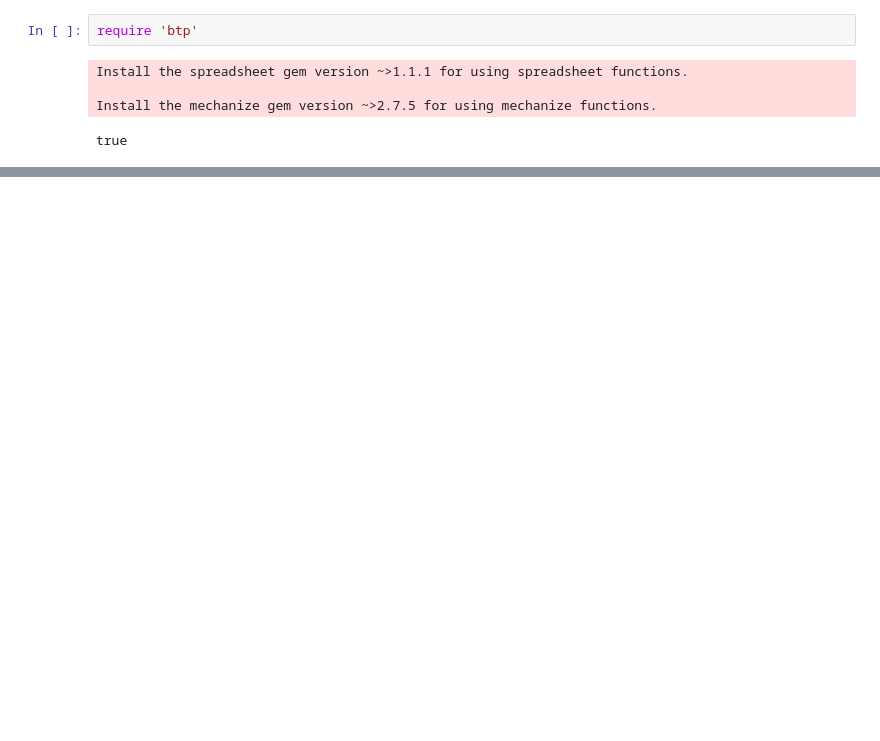
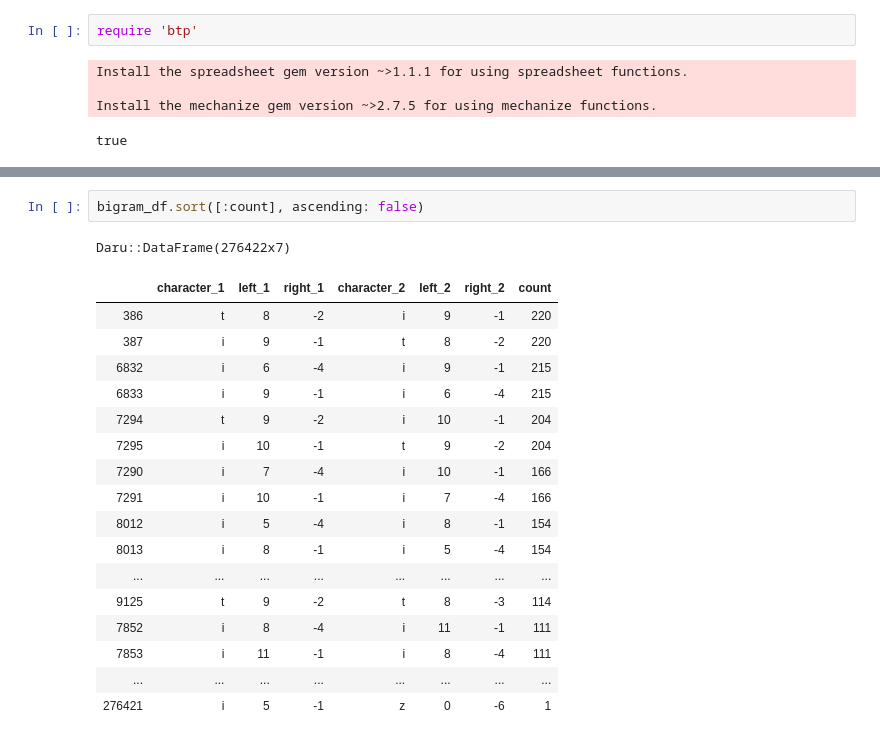
Before and after one commit to athityakumar/btp, a Jupyter notebook: iruby/finnish/bigram_df.ipynb, the cells around one changed output, grey strips where cells are left out. Saved outputs shown, nothing was run; the diff lists cells and outputs as text; blank space fills up the shorter version.

```diff
--- a/iruby/finnish/bigram_df.ipynb
+++ b/iruby/finnish/bigram_df.ipynb
@@ -27,0 +46,21 @@ dynamometri
+# %%
+bigram_df.sort([:count], ascending: false)
+# %% [output]
+Daru::DataFrame(276422x7)
+|  | character_1 | left_1 | right_1 | character_2 | left_2 | right_2 | count |
+| 386 | t | 8 | -2 | i | 9 | -1 | 220 |
+| 387 | i | 9 | -1 | t | 8 | -2 | 220 |
+| 6832 | i | 6 | -4 | i | 9 | -1 | 215 |
+| 6833 | i | 9 | -1 | i | 6 | -4 | 215 |
+| 7294 | t | 9 | -2 | i | 10 | -1 | 204 |
+| 7295 | i | 10 | -1 | t | 9 | -2 | 204 |
+| 7290 | i | 7 | -4 | i | 10 | -1 | 166 |
+| 7291 | i | 10 | -1 | i | 7 | -4 | 166 |
+| 8012 | i | 5 | -4 | i | 8 | -1 | 154 |
+| 8013 | i | 8 | -1 | i | 5 | -4 | 154 |
+| ... | ... | ... | ... | ... | ... | ... | ... |
+| 9125 | t | 9 | -2 | t | 8 | -3 | 114 |
+| 7852 | i | 8 | -4 | i | 11 | -1 | 111 |
+| 7853 | i | 11 | -1 | i | 8 | -4 | 111 |
+| ... | ... | ... | ... | ... | ... | ... | ... |
+| 276421 | i | 5 | -1 | z | 0 | -6 | 1 |
```
Also changed, not shown: parts of 1 cell of this notebook, 13 other files.
